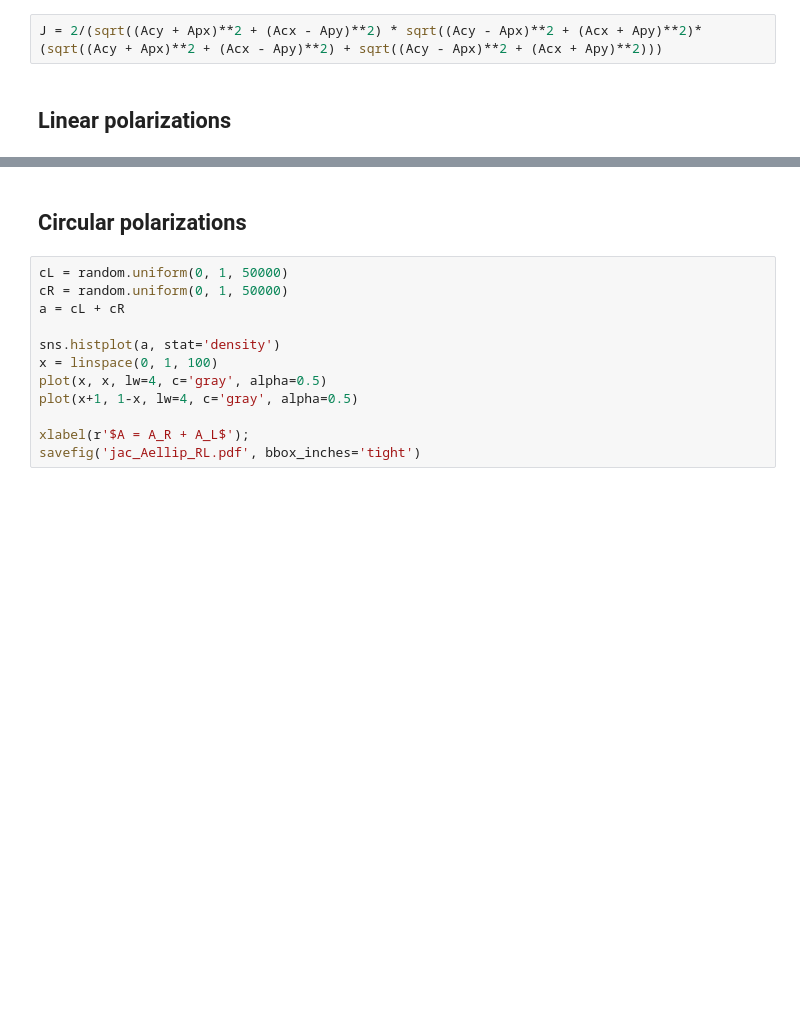
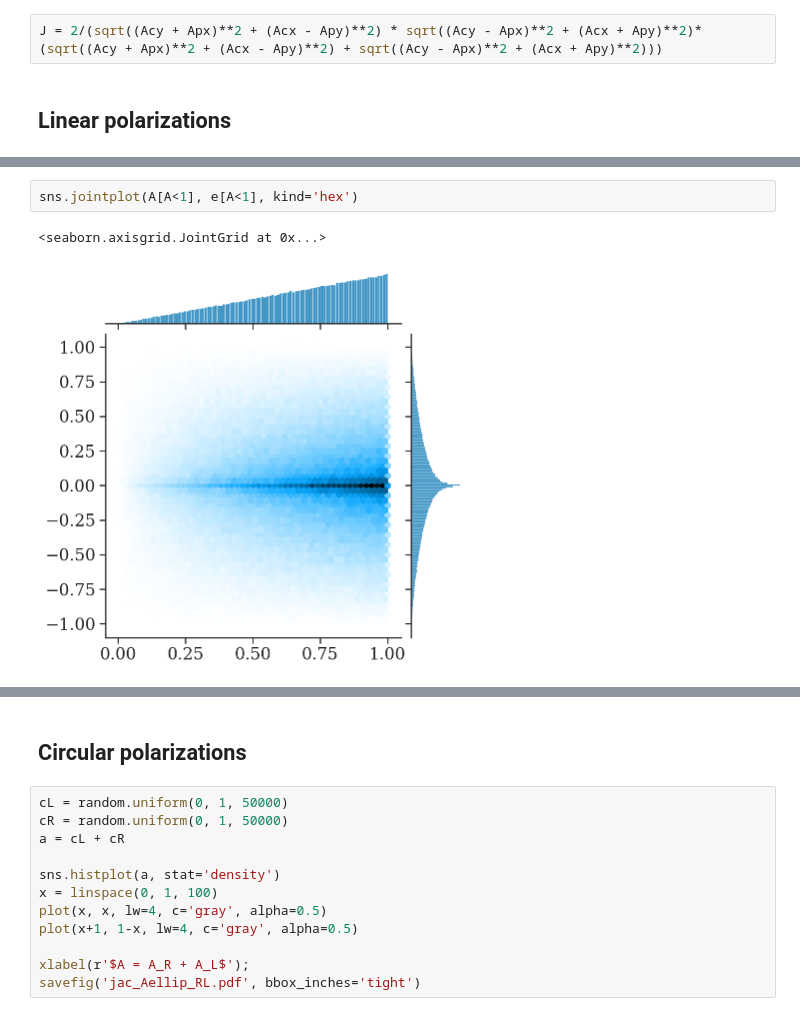
Before and after one commit to maxisi/gwpols, a Jupyter notebook: notebooks/jacobians.ipynb, the cells around one changed output, grey strips where cells are left out. Saved outputs shown, nothing was run; the diff lists cells and outputs as text; blank space fills up the shorter version.

```diff
--- a/notebooks/jacobians.ipynb
+++ b/notebooks/jacobians.ipynb
@@ -151,0 +186,5 @@ legend();
+# %%
+sns.jointplot(A[A<1], e[A<1], kind='hex')
+# %% [output]
+<seaborn.axisgrid.JointGrid at 0x...>
+[figure, added]
```
Also changed, not shown: parts of 14 cells of this notebook, 9 other files.
